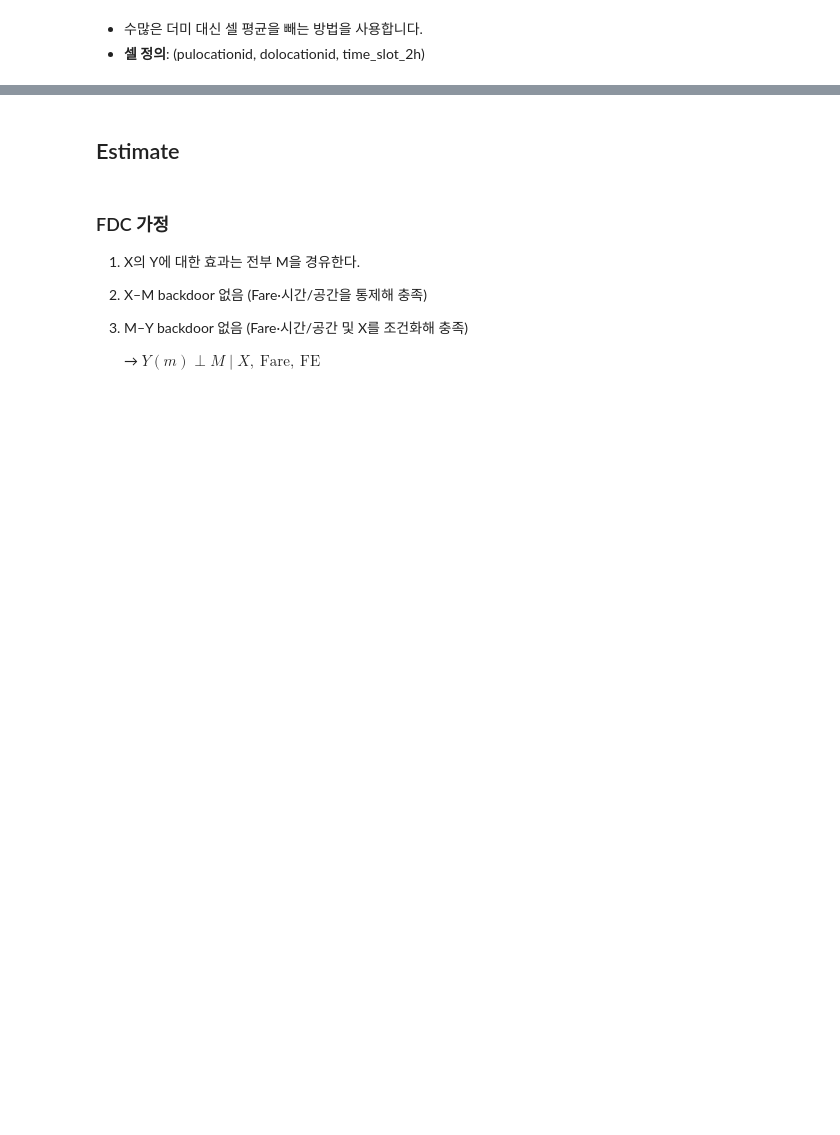
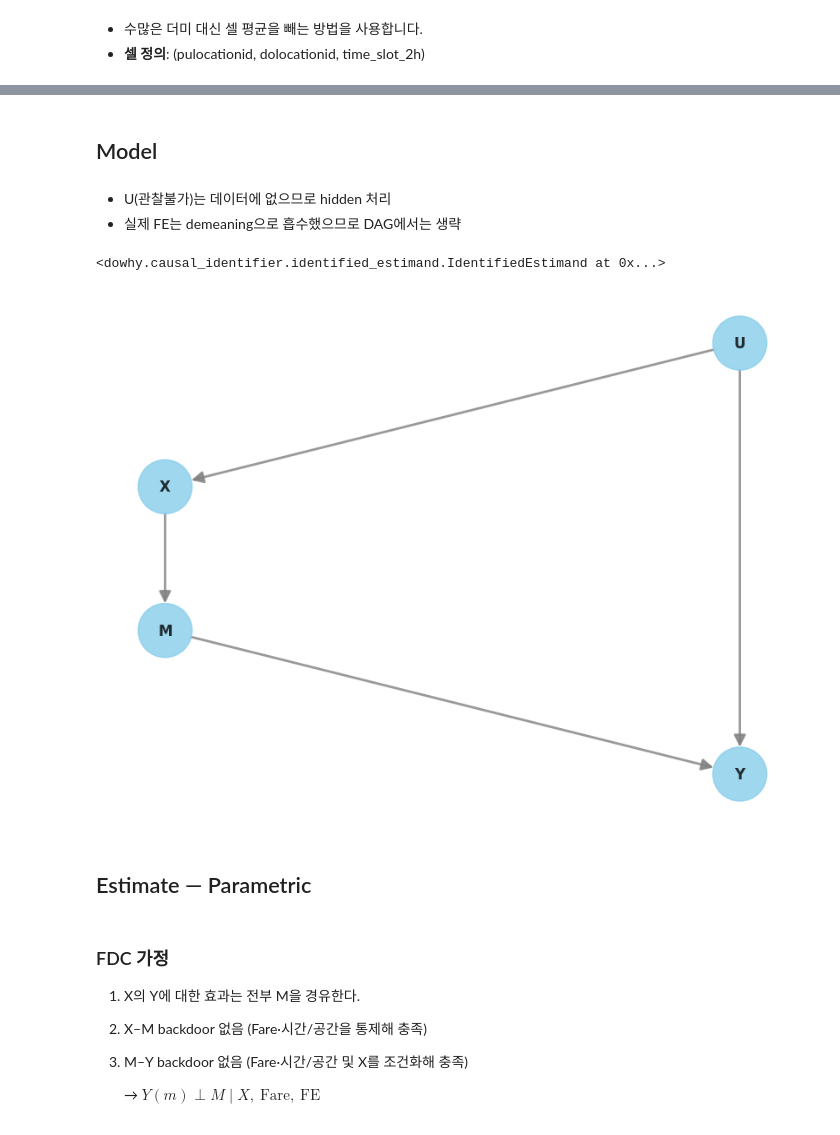
Before and after one commit to jhkimon/awesome-causal-inference-python, a Jupyter notebook: book/scm/frontdoor_criterion.ipynb, the cells around one changed output, grey strips where cells are left out. Cells and saved outputs as stored; diff of their text form; code cells hidden in the pictures; blank space fills up the shorter version.

```diff
--- a/book/scm/frontdoor_criterion.ipynb
+++ b/book/scm/frontdoor_criterion.ipynb
@@ -315,2 +325,7 @@ Data columns (total 9 columns):
 dtypes: float64(6), int32(3)
 memory usage: 3.9 GB
+# %% [markdown]
+## Model
+# %% [markdown]
+- U(관찰불가)는 데이터에 없으므로 hidden 처리
+- 실제 FE는 demeaning으로 흡수했으므로 DAG에서는 생략
@@ -317,5 +334,40 @@ memory usage: 3.9 GB
+# %%
+gml_frontdoor = """
+graph [
+  directed 1
+
+  node [ id "X" label "X" ]
+  node [ id "M" label "M" ]
+  node [ id "Y" label "Y" ]
+  node [ id "U" label "U" observed 0 ]
+
+  edge [ source "X" target "M" ]
+  edge [ source "M" target "Y" ]
+
+  edge [ source "U" target "X" ]
+  edge [ source "U" target "Y" ]
+]
+"""
+# %%
+use_ident = df[['X_tilde','M_tilde','Ys_tilde']].dropna().copy()
+use_ident = use_ident.rename(columns={'X_tilde':'X','M_tilde':'M','Ys_tilde':'Y'})
+
+cm_fd = CausalModel(
+    data=use_ident,
+    treatment='X',
+    outcome='Y',
+    graph=gml_frontdoor
+)
+estimand_fd = cm_fd.identify_effect()
+estimand_fd
+# %% [output]
+<dowhy.causal_identifier.identified_estimand.IdentifiedEstimand at 0x...>
+# %%
+cm_fd.view_model(layout="dot")
+# %% [output]
+[figure, added]
 # %% [markdown]
-## Estimate
+## Estimate — Parametric
 # %% [markdown]
 ### FDC 가정
 
```
Also changed, not shown: parts of 28 cells of this notebook.
